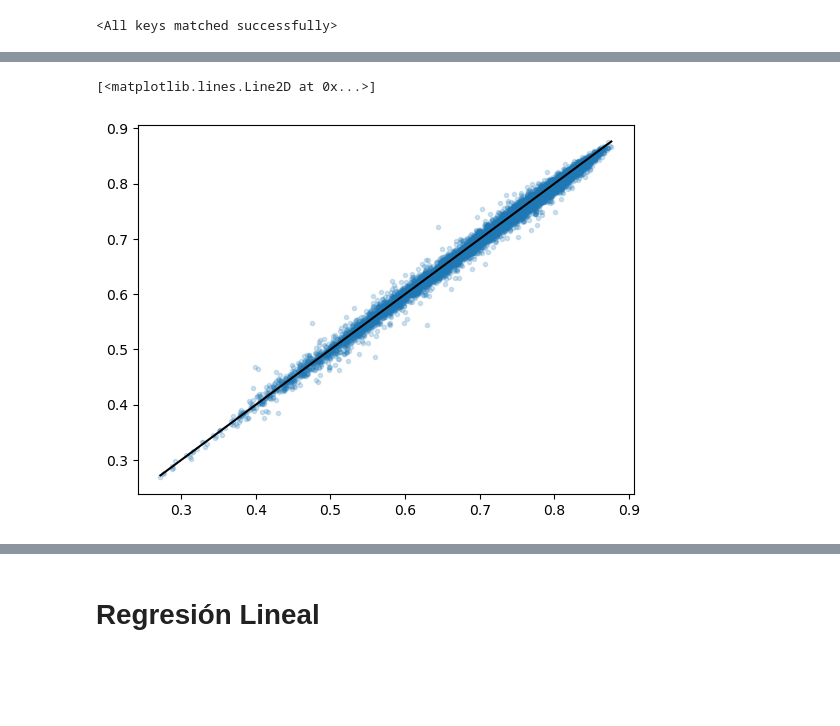
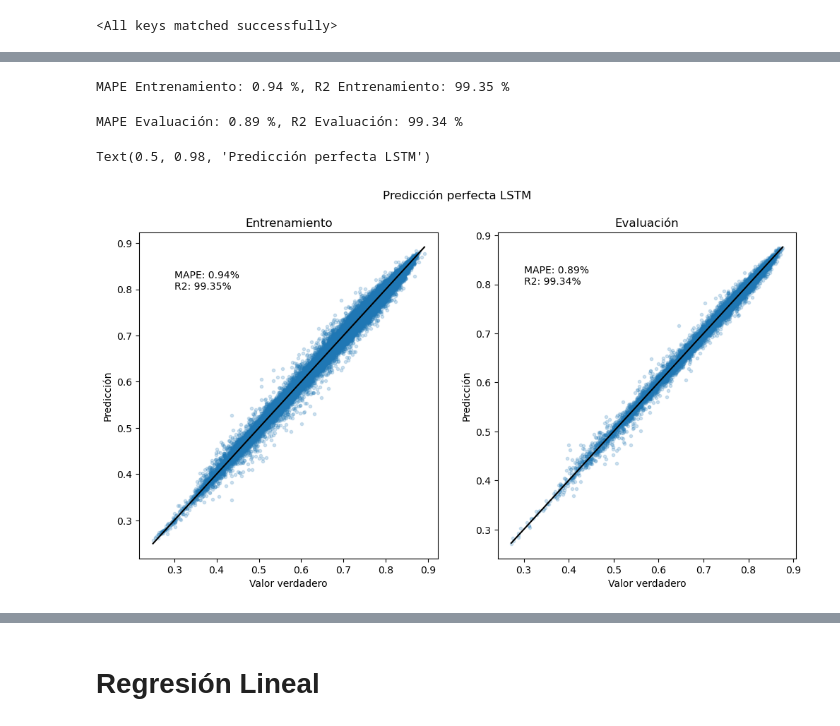
Before and after one commit to ManuelAlejandroMartinezFlores/ProyectoMineria, a Jupyter notebook: modelos.ipynb, the cells around one changed output, grey strips where cells are left out. Drawn from its saved outputs; the diff is of its cells as text; code cells hidden in the pictures; blank space fills up the shorter version.

```diff
--- a/modelos.ipynb
+++ b/modelos.ipynb
@@ -217,6 +217,39 @@ mean_absolute_percentage_error(ytrue, ypred), r2_score(ytrue, ypred)
-# %%
-plt.plot(ytrue, ypred, ".", alpha=0.2)
-plt.plot([ytrue.min(), ytrue.max()], [ytrue.min(), ytrue.max()], "k")
-# %% [output]
-[<matplotlib.lines.Line2D at 0x...>]
-[figure, removed]
+# %%
+ypred_train = model(X_train_tensor).detach().numpy()[:, -1, :]
+ytrue_train = y_train[:, -1, :]
+
+mape, r2 = mean_absolute_percentage_error(ytrue_train, ypred_train), r2_score(ytrue_train, ypred_train)
+
+print(f"MAPE Entrenamiento: {mape*100:.2f} %, R2 Entrenamiento: {r2*100:.2f} %")
+# %% [output]
+MAPE Entrenamiento: 0.94 %, R2 Entrenamiento: 99.35 %
+# %%
+ypred_test = model(X_test_tensor).detach().numpy()[:, -1, :]
+ytrue_test = y_test[:, -1, :]
+
+mape, r2 = mean_absolute_percentage_error(ytrue_test, ypred_test), r2_score(ytrue_test, ypred_test)
+print(f"MAPE Evaluación: {mape*100:.2f} %, R2 Evaluación: {r2*100:.2f} %")
+# %% [output]
+MAPE Evaluación: 0.89 %, R2 Evaluación: 99.34 %
+# %%
+plt.figure(figsize=(12, 6))
+plt.subplot(121)
+plt.plot(ytrue_train, ypred_train, ".", alpha=0.2)
+plt.plot([ytrue_train.min(), ytrue_train.max()], [ytrue_train.min(), ytrue_train.max()], "k")
+plt.title("Entrenamiento")
+plt.xlabel("Valor verdadero")
+plt.ylabel("Predicción")
+plt.text(0.3, 0.8, "MAPE: 0.94%\nR2: 99.35%")
+
+plt.subplot(122)
+plt.plot(ytrue_test, ypred_test, ".", alpha=0.2)
+plt.plot([ytrue_test.min(), ytrue_test.max()], [ytrue_test.min(), ytrue_test.max()], "k")
+plt.title("Evaluación")
+plt.xlabel("Valor verdadero")
+plt.ylabel("Predicción")
+plt.text(0.3, 0.8, "MAPE: 0.89%\nR2: 99.34%")
+
+plt.suptitle("Predicción perfecta LSTM")
+# %% [output]
+Text(0.5, 0.98, 'Predicción perfecta LSTM')
+[figure, added]
```
Also changed, not shown: parts of 30 cells of this notebook, 4 other files.
